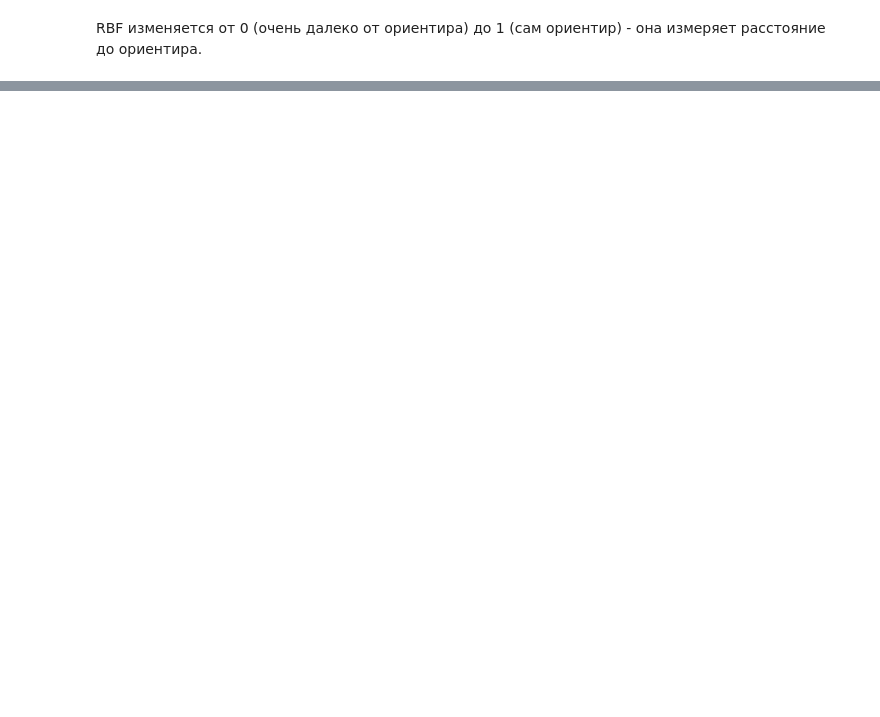
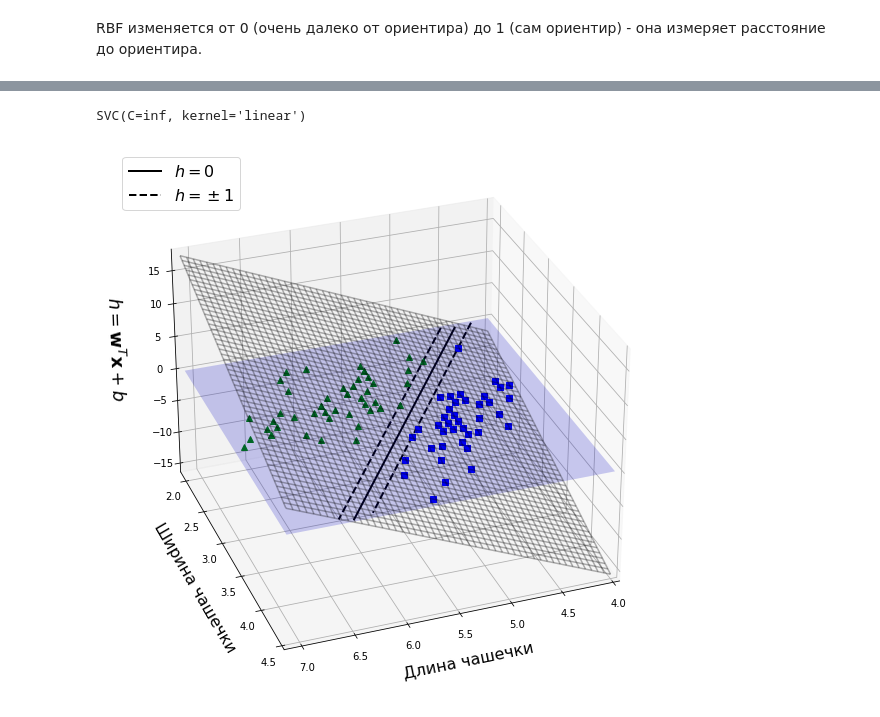
Before and after one commit to Lpshkn/Tutors, a Jupyter notebook: Practice/SVM/SVM.ipynb, the cells around one changed output, grey strips where cells are left out. Saved outputs shown, nothing was run; the diff lists cells and outputs as text; code cells hidden in the pictures; blank space fills up the shorter version.

```diff
--- a/Practice/SVM/SVM.ipynb
+++ b/Practice/SVM/SVM.ipynb
@@ -421,0 +519,59 @@ RBF изменяется от 0 (очень далеко от ориентира
+# %%
+iris = load_iris()
+X = iris['data'][:, (0, 1)]
+y = iris['target']
+
+X = X[(iris['target'] == 0) | (iris['target'] == 1)]
+y = y[(iris['target'] == 0) | (iris['target'] == 1)]
+# %%
+svm = SVC(kernel='linear', C=float(np.inf))
+svm.fit(X, y)
+# %% [output]
+SVC(C=inf, kernel='linear')
+# %%
+from mpl_toolkits.mplot3d import Axes3D
+
+def plot_3D_decision_function(ax, w, b, x1_lim=[4, 7.1], x2_lim=[1.9, 4.5]):
+    # Задание координатной сетки
+    x1s = np.linspace(x1_lim[0], x1_lim[1], 50)
+    x2s = np.linspace(x2_lim[0], x2_lim[1], 50)
+    x1, x2 = np.meshgrid(x1s, x2s)
+    xs = np.c_[x1.ravel(), x2.ravel()]
+
+    # Инициализация функции принятия решений (это плоскость)
+    decision_function = (xs.dot(w) + b).reshape(x1.shape)
+
+    # Вычисление координат линий зазора и границы решения
+    boundary = -x1s*(w[0]/w[1])-b/w[1]
+    margin_1 = -x1s*(w[0]/w[1])-(b-1)/w[1]
+    margin_2 = -x1s*(w[0]/w[1])-(b+1)/w[1]
+    indexes_margin1 = (margin_1 <= x2_lim[1]) & (margin_1 >= x2_lim[0])
+    indexes_margin2 = (margin_2 <= x2_lim[1]) & (margin_2 >= x2_lim[0])
+    indexes_boundary = (boundary <= x2_lim[1]) & (boundary >= x2_lim[0])
+
+    # Отрисовка линий и плоскостей
+    ax.plot_surface(x1s, x2, np.zeros_like(x1),
+                    color="b", alpha=0.2, cstride=100, rstride=100)
+    ax.plot(x1s[indexes_boundary], boundary[indexes_boundary], 0, "k-", linewidth=2, label=r"$h=0$")
+    ax.plot(x1s[indexes_margin1], margin_1[indexes_margin1], 0, "k--", linewidth=2, label=r"$h=\pm 1$")
+    ax.plot(x1s[indexes_margin2], margin_2[indexes_margin2], 0, "k--", linewidth=2)
+    ax.plot(X[:, 0][y==1], X[:, 1][y==1], 0, "g^")
+    ax.plot_wireframe(x1, x2, decision_function, alpha=0.3, color="k")
+    ax.plot(X[:, 0][y==0], X[:, 1][y==0], 0, "bs")
+
+    # Настройка осей и легенды
+    ax.axis(x1_lim + x2_lim)
+    ax.set_xlabel(r"Длина чашечки", fontsize=16, labelpad=10)
+    ax.set_ylabel(r"Ширина чашечки", fontsize=16, labelpad=10)
+    ax.set_zlabel(r"$h = \mathbf{w}^T \mathbf{x} + b$", fontsize=18, labelpad=20)
+    ax.legend(loc="upper left", fontsize=16)
+
+fig = plt.figure(figsize=(15, 10))
+ax = fig.add_subplot(111, projection='3d')
+plot_3D_decision_function(ax, w=svm.coef_[0], b=svm.intercept_[0])
+
+# Поворот графика
+ax.view_init(30, 70)
+plt.show()
+# %% [output]
+[figure, added]
```
Also changed, not shown: parts of 22 cells of this notebook, 2 other files.
